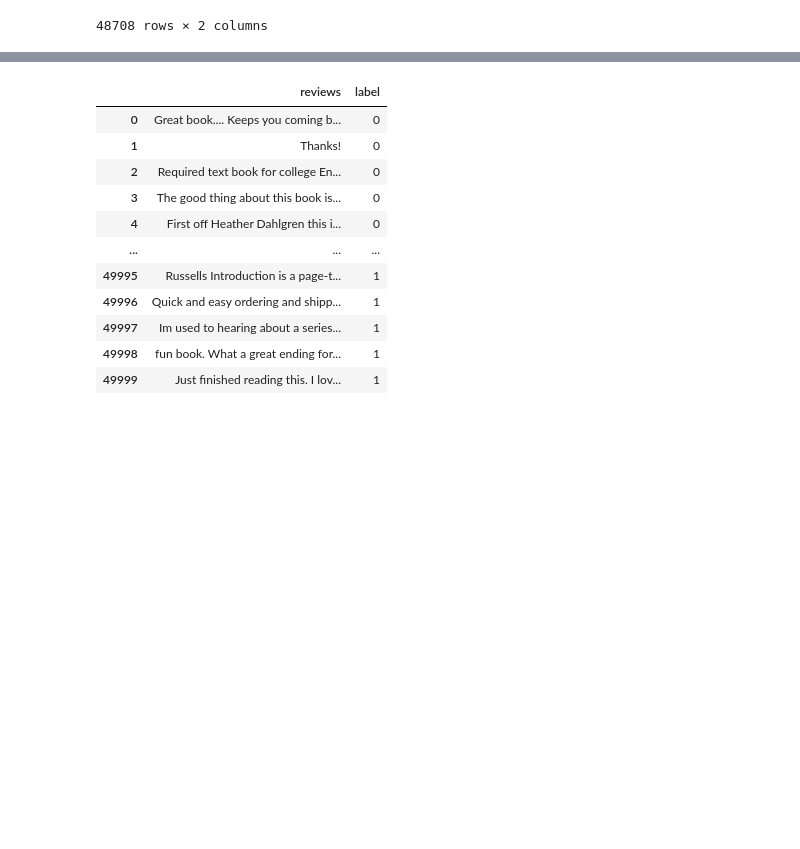
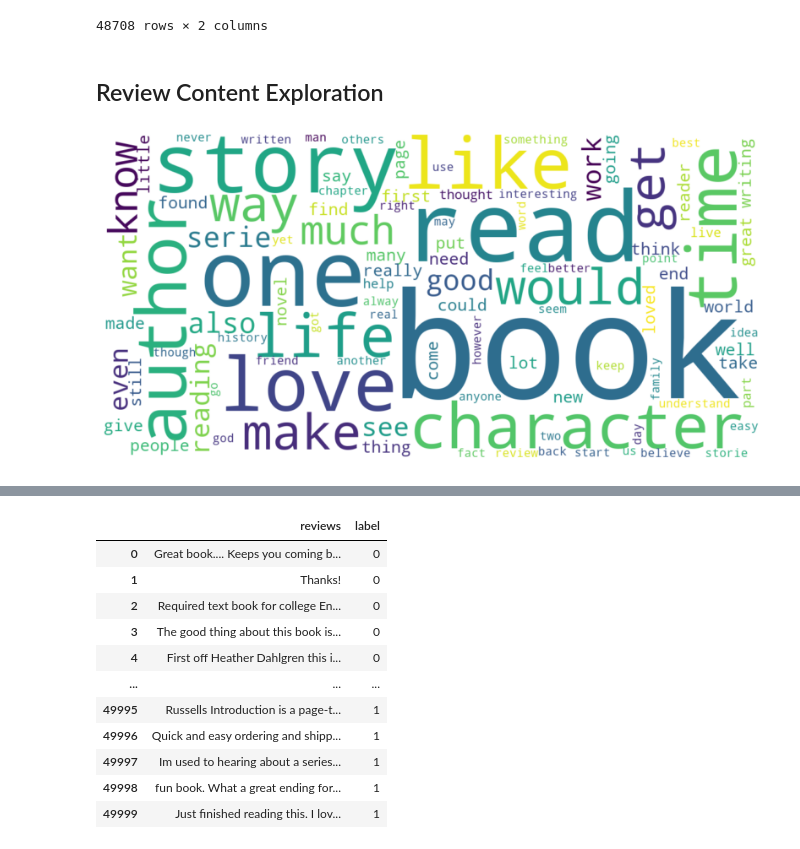
Before and after one commit to emperorner0/AI_Generated_Review_Detection_in_Book_Reviews, a Jupyter notebook: Classifier_with_BERT.ipynb, the cells around one changed output, grey strips where cells are left out. Cells and saved outputs as stored; diff of their text form; code cells hidden in the pictures; blank space fills up the shorter version.

```diff
--- a/Classifier_with_BERT.ipynb
+++ b/Classifier_with_BERT.ipynb
@@ -136,0 +159,23 @@ def remove_over(df, leng = 512, target='reviews', labels='label'):
+# %%
+ def text_processor(df, target='reviews', common=True, k_common=10):
+        """
+        Takes dataframe with target text column name to return list of
+        tokenized, punctuation stripped, lowered, stopwords removed words.
+        df[dataframe] = Dataframe you wish to work with
+        target[string] = Column name you wish to work with on dataframe
+        common[boolean] = If true return k-common words, full count, token list, and full string
+        k_common[int] = K-most common words in corpus df
+        """
+        real_list = df[target].to_list()
+        real_string = ' '.join(real_list)
+        real_string = strip_punctuation(real_string)
+        real_string = real_string.lower()
+        real_stop_token = word_tokenize(real_string)
+        stop_words = set(stopwords.words('english'))
+        test_stop = [w for w in real_stop_token if not w in stop_words]
+        if common:
+            counts = Counter(test_stop)
+            common_words = counts.most_common(k_common)
+            return test_stop, counts, common_words, real_string
+        else:
+            return test_stop
@@ -195,3 +242,22 @@ display(real_rev)
 | 48706 | I have been enjoying each one of ... | 0 |
 | 48707 | 0 | 0 |
 48708 rows × 2 columns
+# %% [markdown]
+## Review Content Exploration
+# %%
+test_list, test_count, common_words, test_string = text_processor(real_rev, k_common=20)
+# %%
+stop_words = set(stopwords.words('english'))
+
+# Generate a word cloud image
+wordcloud = WordCloud(stopwords=stop_words, background_color="white",
+                      max_words=100, scale=3).generate(test_string)
+
+# Display the generated image:
+# the matplotlib way:
+plt.imshow(wordcloud, interpolation='bilinear')
+plt.axis("off")
+plt.savefig('Images/real_cloud.png')
+plt.show()
+# %% [output]
+[figure, added]
```
Also changed, not shown: parts of 34 cells of this notebook, 8 other files.
